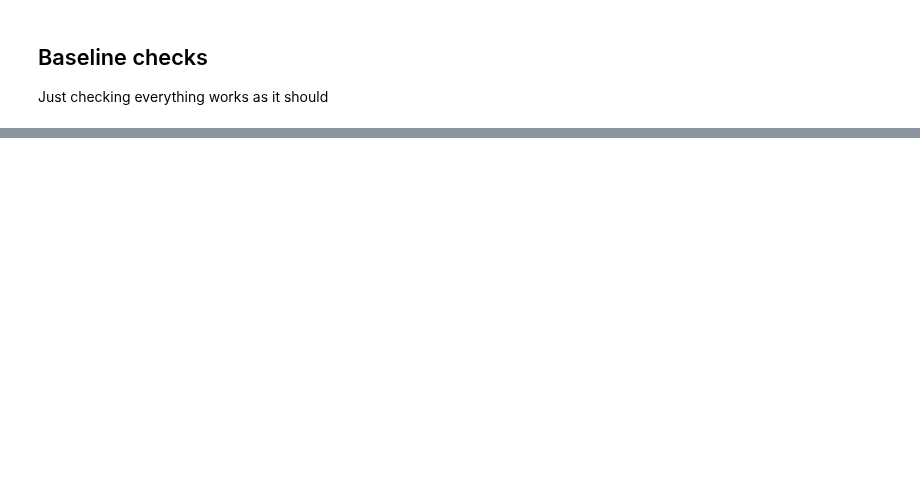
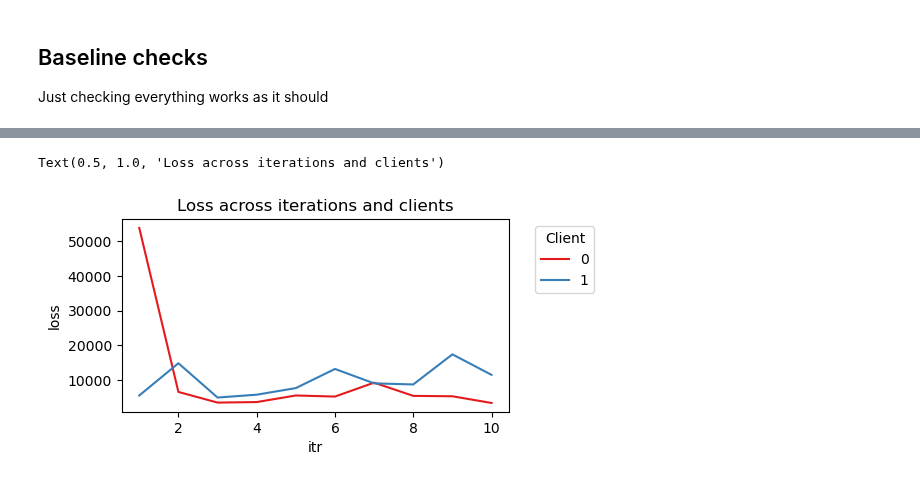
Before and after one commit to luisas/fl4tsf, a Jupyter notebook: analysis/03_nodesolve.ipynb, the cells around one changed output, grey strips where cells are left out. Drawn from its saved outputs; the diff is of its cells as text; code cells hidden in the pictures; blank space fills up the shorter version.

```diff
--- a/analysis/03_nodesolve.ipynb
+++ b/analysis/03_nodesolve.ipynb
@@ -83,2 +88,3 @@ plt.show()
 # %%
 # print the loss
+df_loss = get_df("loss")
@@ -84,0 +111,11 @@ plt.show()
+# %%
+# Plotting
+plt.figure(figsize=(5, 2.5))
+sns.lineplot(data=df_loss, x="itr", y="loss", hue="client", palette="Set1")
+plt.legend(title="Client")
+plt.legend(title="Client", bbox_to_anchor=(1.05, 1), loc='upper left')
+# x integer not float ticks
+plt.title("Loss across iterations and clients")
+# %% [output]
+Text(0.5, 1.0, 'Loss across iterations and clients')
+[figure, added]
```
Also changed, not shown: parts of 5 cells of this notebook, 6 other files.
